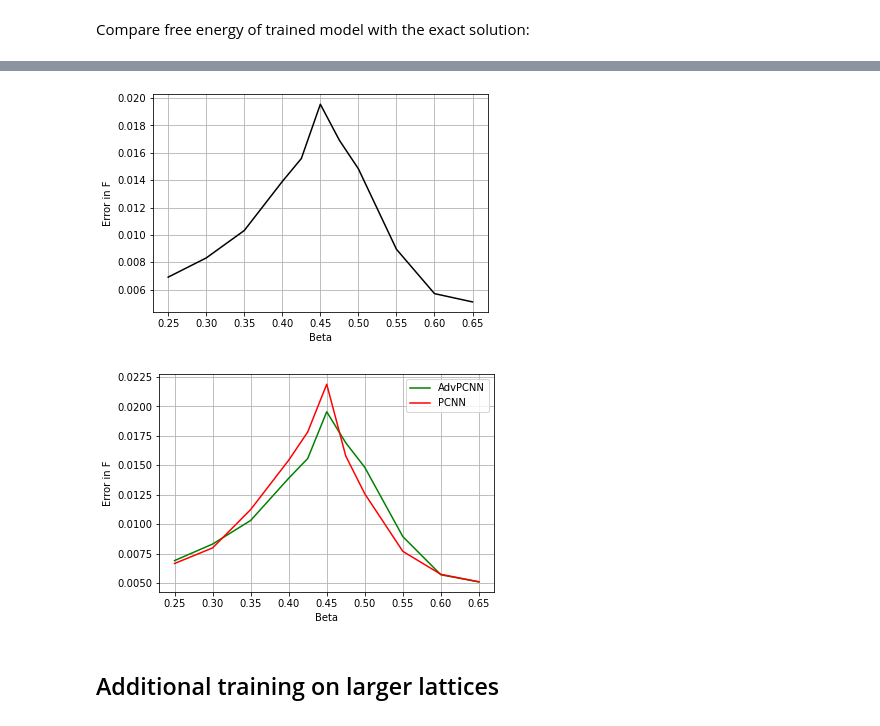
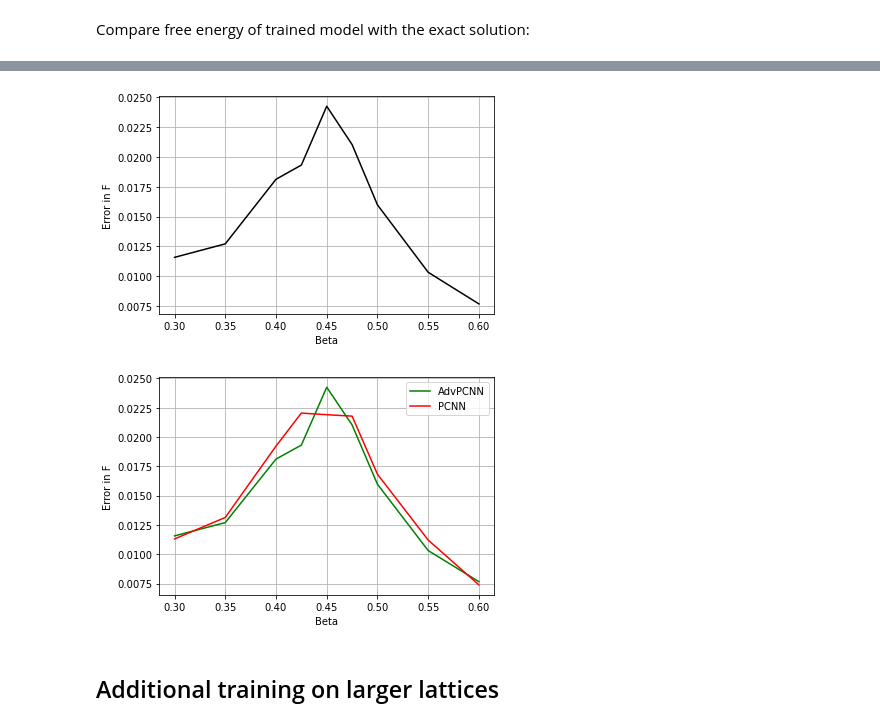
Before and after one commit to dinesh110598/ising-autoregressive, a Jupyter notebook: main.ipynb, the cells around one changed output, grey strips where cells are left out. Cells and saved outputs as stored; diff of their text form; code cells hidden in the pictures.

```diff
--- a/main.ipynb
+++ b/main.ipynb
@@ -23,7 +23,7 @@ import library #User defined module to define the models
 # %% [markdown]
 We're going to use the PixelCNN architecture which uses a masked convolutional neural network to return some probabilities, given an input lattice of Ising spins. Let's initialize the network with depth 2, which has one Masked Convolution layer with a LeakyRelu activation and a 1-kernel regular convolutional layer:
 # %%
-model = library.PixelCNN(L=24, net_depth=2, net_width=16, kernel_size=5)#See library.py for more details
+model = library.PixelCNN(L=24, net_depth=3, net_width=16, kernel_size=3)#See library.py for more details
 ising.J = -1. #Fixes the coupling constant in Ising model
 trainer = train.Trainer(model, batch_size=50)
 # %% [markdown]
@@ -108,8 +108,8 @@ Instead of training for many values of beta from the scratch, we'll directly dow
 We'll sample a batch of 100 lattices each for each value in the list "betas".
 # %%
 model = trainer.model
-betas = [0.25,0.3,0.35,0.4,0.425,0.45,
-        0.475,0.5,0.55,0.6,0.65]
+betas = [0.3,0.35,0.4,0.425,0.45,
+        0.475,0.5,0.55,0.6]
 sample = []
 log_prob = []
 energy = []
@@ -166,8 +166,8 @@ import library #User defined module to define the models
 # %% [markdown]
 As suggested in [this paper](https://arxiv.org/pdf/1606.05328), there's the naive PixelCNN architecture has limited learning capability (compared to PixelRNN) and has an information blindspot when it's multiple layers deep. Hence, we perform seperate horizontal and vertical convolutions in the new model we call AdvPixelCNN:
 # %%
-model = library.AdvPixelCNN(L=24, kernel_size=3,
-                net_width=[16], gated=False)#See library.py for more details
+model = library.AdvPixelCNN(L=36, kernel_size=2,
+                net_width=[16,8], gated=False)#See library.py for more details
 ising.J = -1. #Fixes the coupling constant in Ising model
 trainer = train.Trainer(model, batch_size=50)
 # %%
@@ -223,15 +223,15 @@ def integrator(beta):
 #!svn export 'https://github.com/dinesh110598/ising-autoregressive/trunk/AdvPCNN_Weights'
 # %%
 model = trainer.model
-betas = [0.25,0.3,0.35,0.4,0.425,0.45,
-        0.475,0.5,0.55,0.6,0.65]
+betas = [0.3,0.35,0.4,0.425,0.45,
+        0.475,0.5,0.55,0.6]
 sample = []
 log_prob = []
 energy = []
 free_energy = []
 
 for beta in betas:
-    model.load_weights('AdvPCNN_Weights/b_'+str(beta))
+    model.load_weights('AdvPCNN_Weights2/b_'+str(beta))
     sample.append(model.sample(100))
     log_prob.append(model.log_prob(sample[-1]))
     energy.append(ising.energy(sample[-1], pbc=True))
@@ -262,17 +262,17 @@ plt.ylabel('Error in F')
 plt.grid()
 plt.show()
 # %% [output]
-[figure, old version]
+[figure, new version]
 # %%
 plt.plot(betas, error2, color='green')
-plt.plot(betas, error, color='red')
+plt.plot(betas1, error1, color='red')
 plt.legend(['AdvPCNN', 'PCNN'])
 plt.xlabel('Beta')
 plt.ylabel('Error in F')
 plt.grid()
 plt.show()
 # %% [output]
-[figure, old version]
+[figure, new version]
 # %% [markdown]
 ## Additional training on larger lattices
 # %% [markdown]
```
Also changed, not shown: parts of 6 cells of this notebook, 6 other files.
